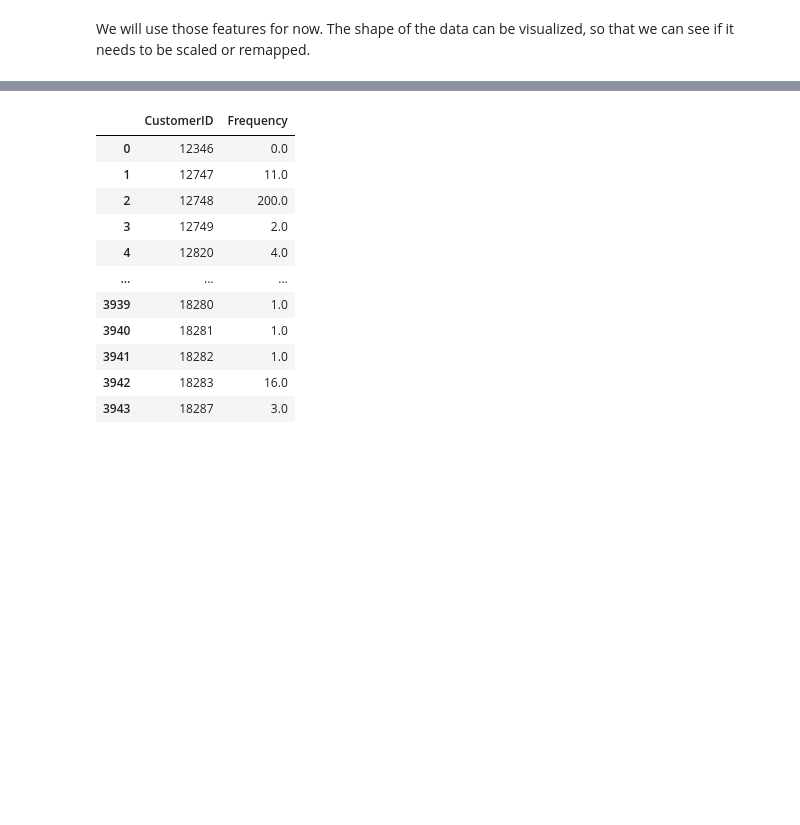
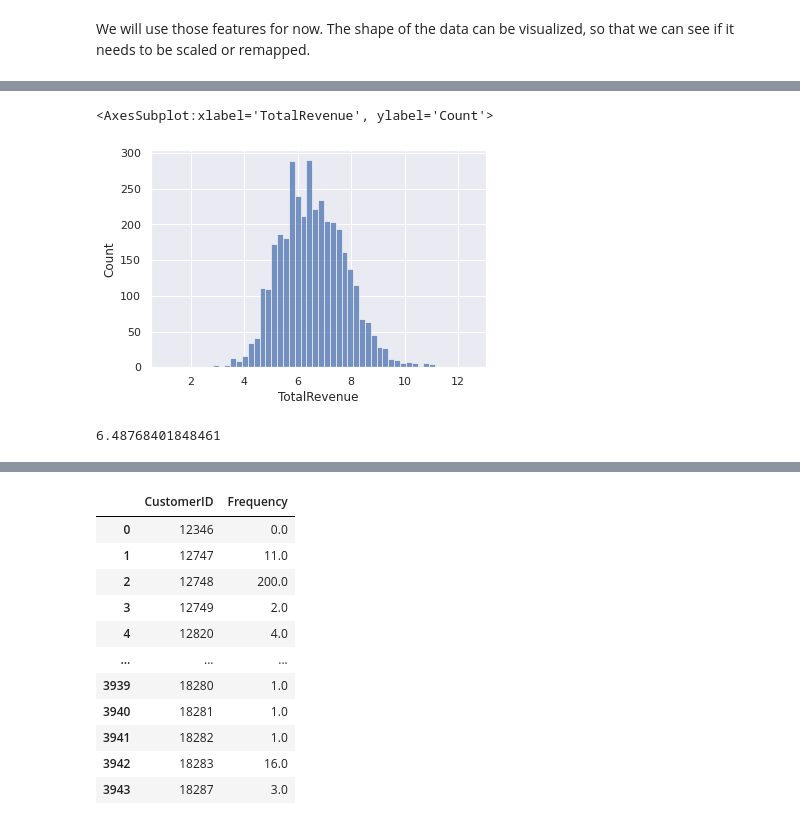
Before and after one commit to brenosakaguti/clustering, a Jupyter notebook: clusterization.ipynb, the cells around one changed output, grey strips where cells are left out. Cells and saved outputs as stored; diff of their text form; code cells hidden in the pictures; blank space fills up the shorter version.

```diff
--- a/clusterization.ipynb
+++ b/clusterization.ipynb
@@ -195,2 +283,9 @@ df2[df2["Recency"].isna()]
 # %%
-df_raw[df_raw["CustomerID"] == 18102]
+sns.histplot(np.log(df2["TotalRevenue"]))
+# %% [output]
+<AxesSubplot:xlabel='TotalRevenue', ylabel='Count'>
+[figure, added]
+# %%
+np.log(657)
+# %% [output]
+6.48768401848461
```
Also changed, not shown: parts of 16 cells of this notebook.
